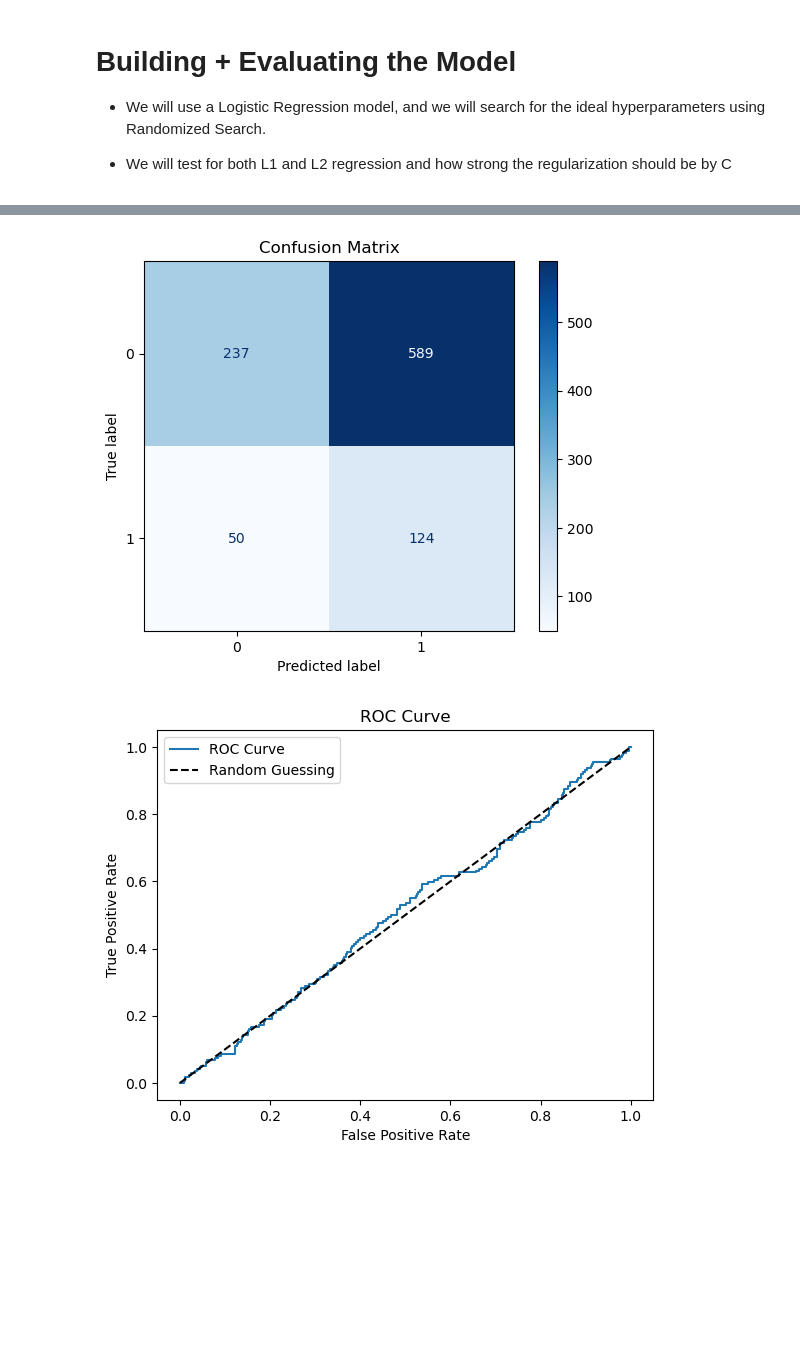
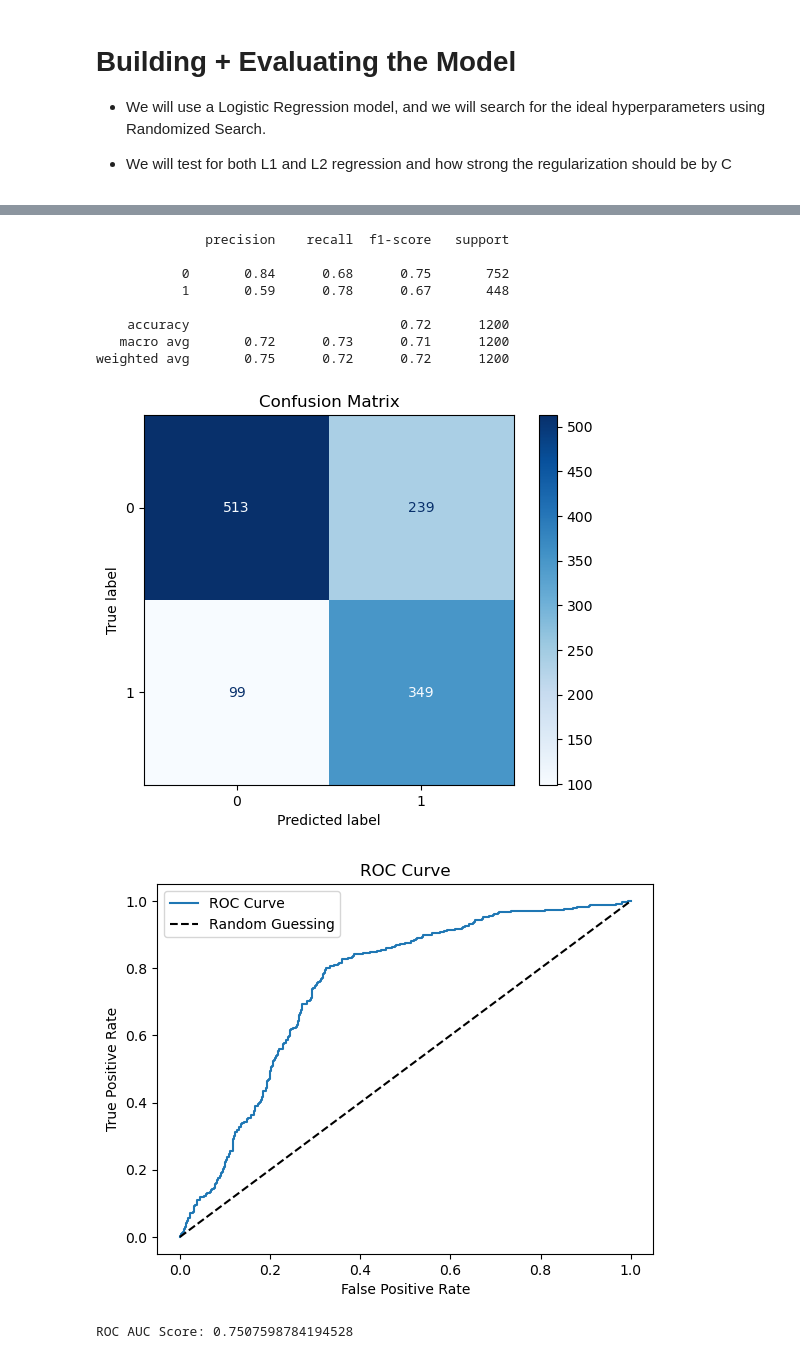
Before and after one commit to YI75/Renewal_Prediction_ML_Project, a Jupyter notebook: renewals.ipynb, the cells around one changed output, grey strips where cells are left out. Cells and saved outputs as stored; diff of their text form; code cells hidden in the pictures; blank space fills up the shorter version.

Commit message:
model tuned

```diff
--- a/renewals.ipynb
+++ b/renewals.ipynb
@@ -317,16 +254,19 @@ full_pipeline = Pipeline(steps=[('preprocessor', preprocessor),
 - We will test for both L1 and L2 regression and how strong the regularization should be by C
 # %%
 # Hyperparameters Tuning to optimize Logistic Regression model
-params = {'penalty': ['l1', 'l2'], 'C': np.logspace(-10, 10, 10)}
 
-log_classifier = LogisticRegression(solver='liblinear', class_weight='balanced')
+X_train_transformed = preprocessor.fit_transform(X_train)
+X_test_transformed = preprocessor.transform(X_test)
 
-log_classifier_tuned = GridSearchCV(estimator=log_classifier, param_grid=params, cv=5, scoring='f1')
+params = {
+    'penalty': ['l1', 'l2'], # Now includes the mixed penalty
+    'C': np.logspace(-4, 4, 50)        # Denser log search for C# The mixing parameter for Elastic Net
+}
+
+log_classifier = LogisticRegression(solver='liblinear', class_weight='balanced', max_iter=2000)
+
+log_classifier_tuned = GridSearchCV(estimator=log_classifier, param_grid=params, cv=10, scoring='recall')
 # %%
-# Fit the model with the training data + Look at best parameters
-X_train_transformed = full_pipeline.fit_transform(X_train)
-X_test_transformed = full_pipeline.transform(X_test)
-
 log_classifier_tuned.fit(X_train_transformed, y_train)
 
 log_classifier_tuned.best_params_
@@ -345,4 +278,21 @@ Test F1 Score: 0.361
 # %%
-y_pred = best_model.predict(X_test_transformed)
-print(classification_report(y_test, y_pred))
-print("Confusion Matrix:\n", confusion_matrix(y_test, y_pred))
+def evaluate_model(model, X_test, y_test):
+    y_pred = model.predict(X_test)
+    print(classification_report(y_test, y_pred))
+
+    disp = ConfusionMatrixDisplay(confusion_matrix=confusion_matrix(y_test, y_pred))
+
+    # Plot the matrix
+    disp.plot(cmap=plt.cm.Blues) # cmap sets the color scheme (e.g., 'viridis', 'Reds')
+    plt.title("Confusion Matrix")
+    plt.show()
+
+    roc_curves = roc_curve(y_test, best_model.predict_proba(X_test_transformed)[:, 1])
+    plt.plot(roc_curves[0], roc_curves[1], label='ROC Curve')
+    plt.plot([0, 1], [0, 1], 'k--', label='Random Guessing')
+    plt.xlabel('False Positive Rate')
+    plt.ylabel('True Positive Rate')
+    plt.title('ROC Curve')
+    plt.legend()
+    plt.show()
+    print("ROC AUC Score:", roc_auc_score(y_test, best_model.predict_proba(X_test_transformed)[:, 1]))
@@ -362,20 +299,14 @@ Confusion Matrix:
-# %%
-disp = ConfusionMatrixDisplay(confusion_matrix=confusion_matrix(y_test, y_pred))
-
-# Plot the matrix
-disp.plot(cmap=plt.cm.Blues) # cmap sets the color scheme (e.g., 'viridis', 'Reds')
-plt.title("Confusion Matrix")
-plt.show()
-# %% [output]
-[figure, removed]
-# %%
-roc_curves = roc_curve(y_test, best_model.predict_proba(X_test_transformed)[:, 1])
-plt.plot(roc_curves[0], roc_curves[1], label='ROC Curve')
-plt.plot([0, 1], [0, 1], 'k--', label='Random Guessing')  # Diagonal line
-plt.xlabel('False Positive Rate')
-plt.ylabel('True Positive Rate')
-plt.title('ROC Curve')
-plt.legend()
-plt.show()
-# %% [output]
-[figure, removed]
+# %%
+evaluate_model(best_model, X_test_transformed, y_test)
+# %% [output]
+              precision    recall  f1-score   support
+
+           0       0.84      0.68      0.75       752
+           1       0.59      0.78      0.67       448
+
+    accuracy                           0.72      1200
+   macro avg       0.72      0.73      0.71      1200
+weighted avg       0.75      0.72      0.72      1200
+[figure, added]
+[figure, added]
+ROC AUC Score: 0.7507598784194528
```
Also changed, not shown: parts of 24 cells of this notebook, 2 other files.
